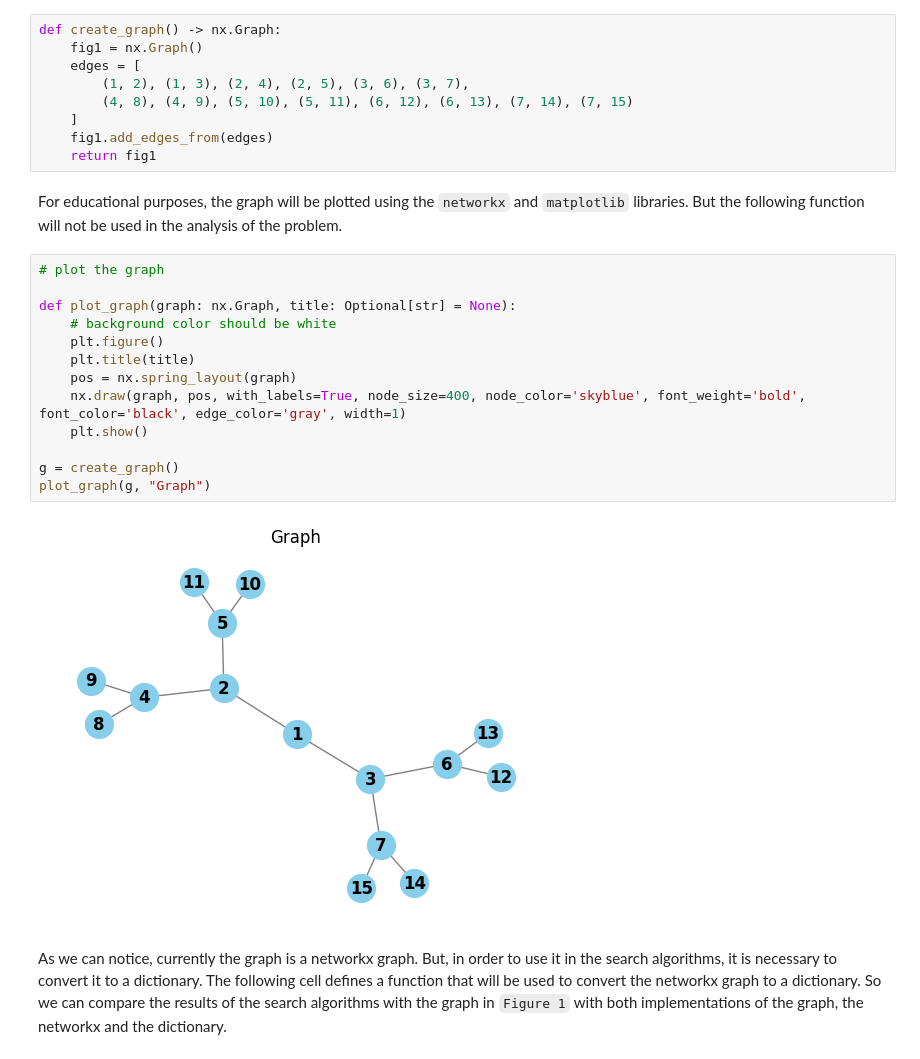
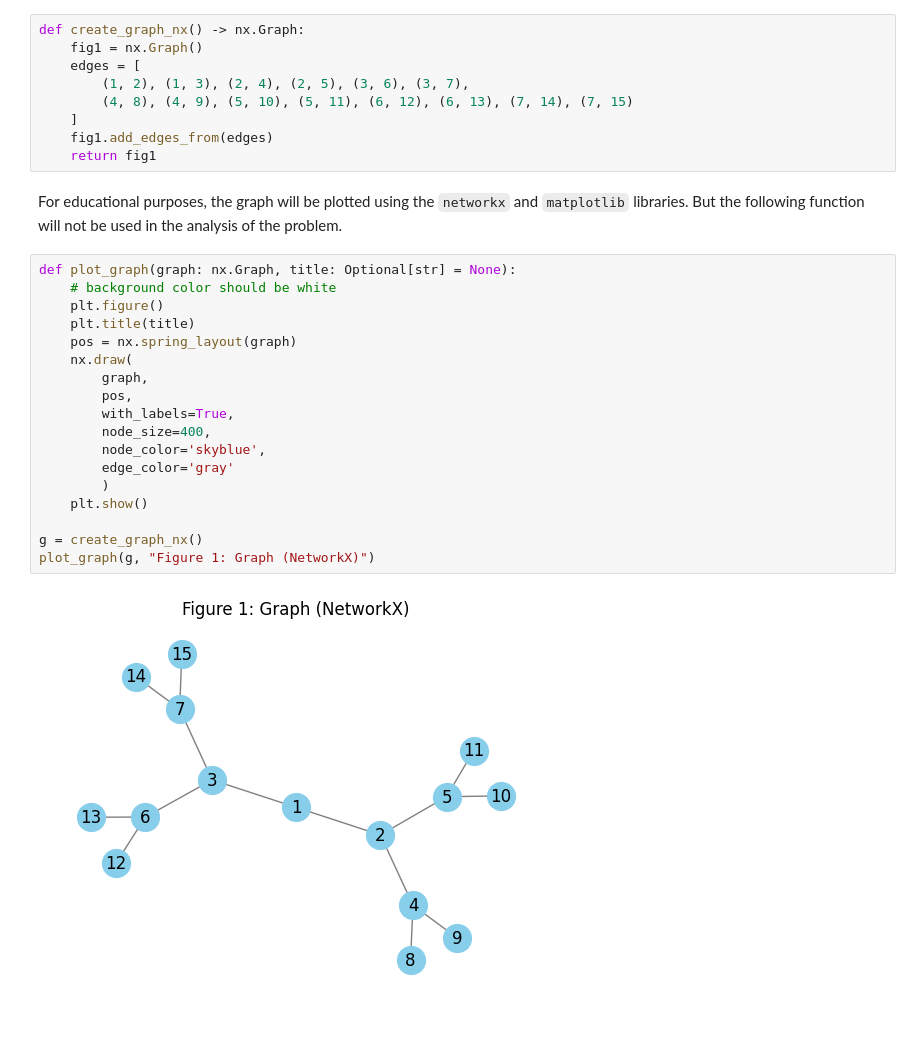
Before and after one commit to WashingtonYandun/UninformedSearch, a Jupyter notebook: problem_1.ipynb, the cells around one changed output. Drawn from its saved outputs; the diff is of its cells as text; blank space fills up the shorter version.

Commit message:
feat: Document problem 1 both ways
- Need check

```diff
--- a/problem_1.ipynb
+++ b/problem_1.ipynb
@@ -258,5 +259,5 @@ The following cell defines a function that will be used to create the graph in `
 # %%
-def create_graph() -> nx.Graph:
+def create_graph_nx() -> nx.Graph:
     fig1 = nx.Graph()
     edges = [
         (1, 2), (1, 3), (2, 4), (2, 5), (3, 6), (3, 7),
@@ -268,22 +269,22 @@ def create_graph() -> nx.Graph:
 For educational purposes, the graph will be plotted using the `networkx` and `matplotlib` libraries. But the following
 function will not be used in the analysis of the problem.
 # %%
-# plot the graph
-
 def plot_graph(graph: nx.Graph, title: Optional[str] = None):
     # background color should be white
     plt.figure()
     plt.title(title)
     pos = nx.spring_layout(graph)
-    nx.draw(graph, pos, with_labels=True, node_size=400, node_color='skyblue', font_weight='bold', font_color='black', edge_color='gray', width=1)
+    nx.draw(
+        graph,
+        pos,
+        with_labels=True,
+        node_size=400,
+        node_color='skyblue',
+        edge_color='gray'
+        )
     plt.show()
 
-g = create_graph()
-plot_graph(g, "Graph")
+g = create_graph_nx()
+plot_graph(g, "Figure 1: Graph (NetworkX)")
 # %% [output]
-[figure, old version]
+[figure, new version]
-# %% [markdown]
-As we can notice, currently the graph is a networkx graph. But, in order to use it in the search algorithms,
-it is necessary to convert it to a dictionary. The following cell defines a function that will be used to convert
-the networkx graph to a dictionary. So we can compare the results of the search algorithms with the graph in `Figure 1`
-with both implementations of the graph, the networkx and the dictionary.
```
Also changed, not shown: parts of 23 cells of this notebook.
